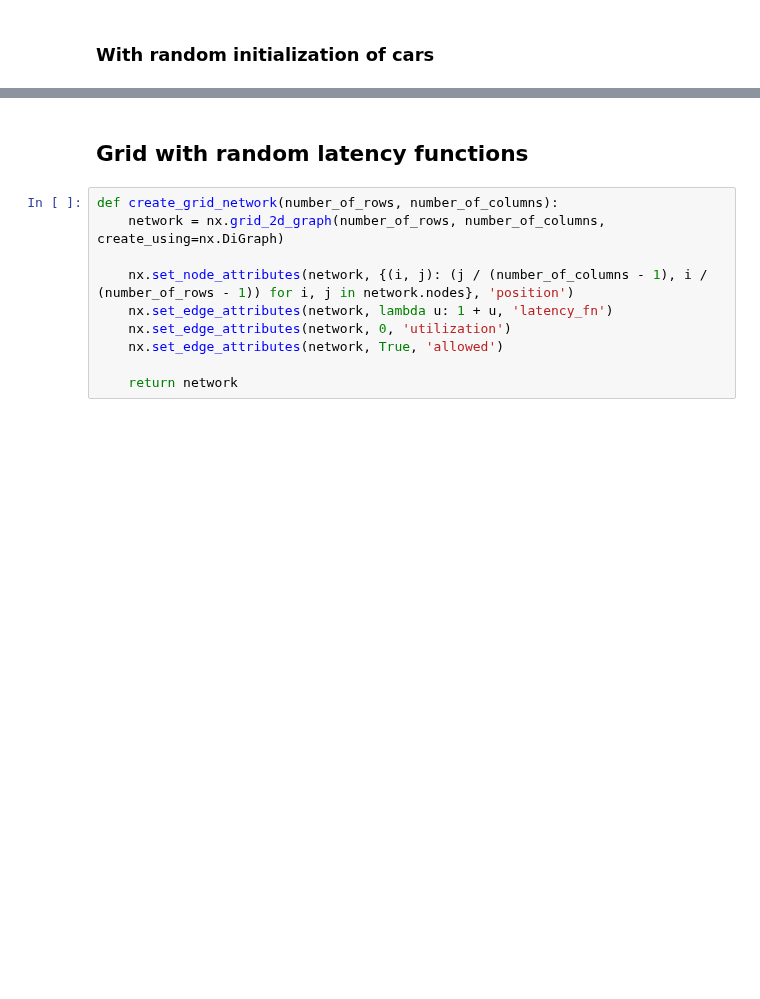
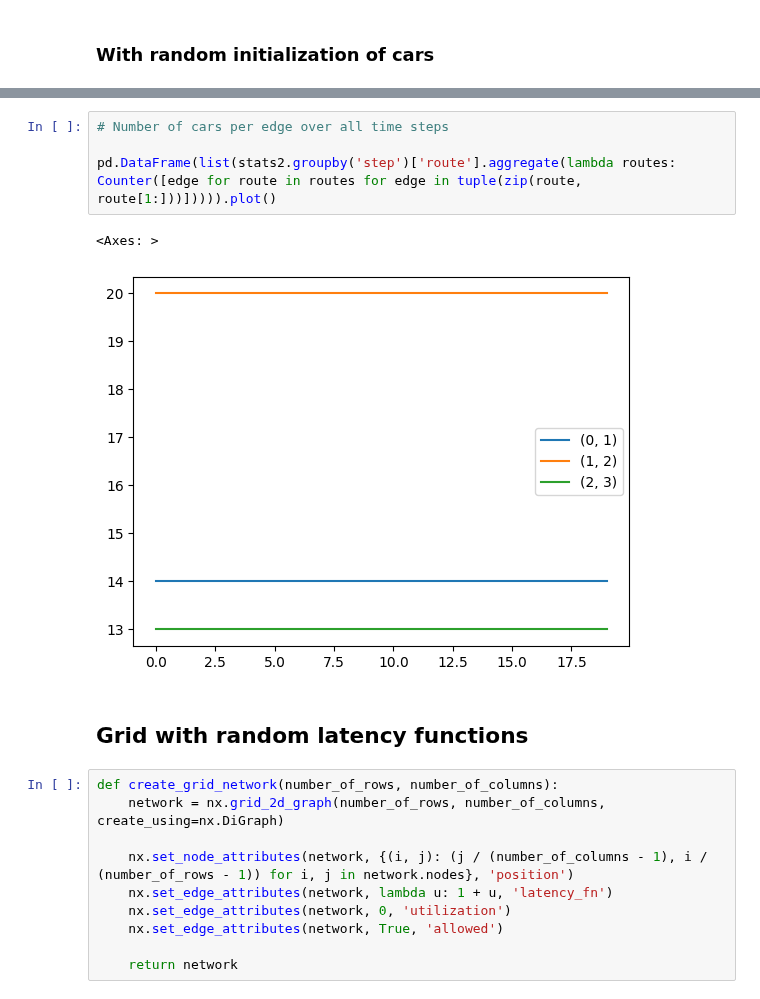
Before and after one commit to michoest/aamas-2024, a Jupyter notebook: src/traffic/v1/one_step.ipynb, the cells around one changed output, grey strips where cells are left out. Drawn from its saved outputs; the diff is of its cells as text; blank space fills up the shorter version.

```diff
--- a/src/traffic/v1/one_step.ipynb
+++ b/src/traffic/v1/one_step.ipynb
@@ -185,3 +235,10 @@ stats2.groupby(['step', 'route']).size().unstack().plot()
+# %%
+# Number of cars per edge over all time steps
+
+pd.DataFrame(list(stats2.groupby('step')['route'].aggregate(lambda routes: Counter([edge for route in routes for edge in tuple(zip(route, route[1:]))])))).plot()
+# %% [output]
+<Axes: >
+[figure, added]
 # %% [markdown]
 ## Grid with random latency functions
 # %%
```
Also changed, not shown: parts of 15 cells of this notebook.
